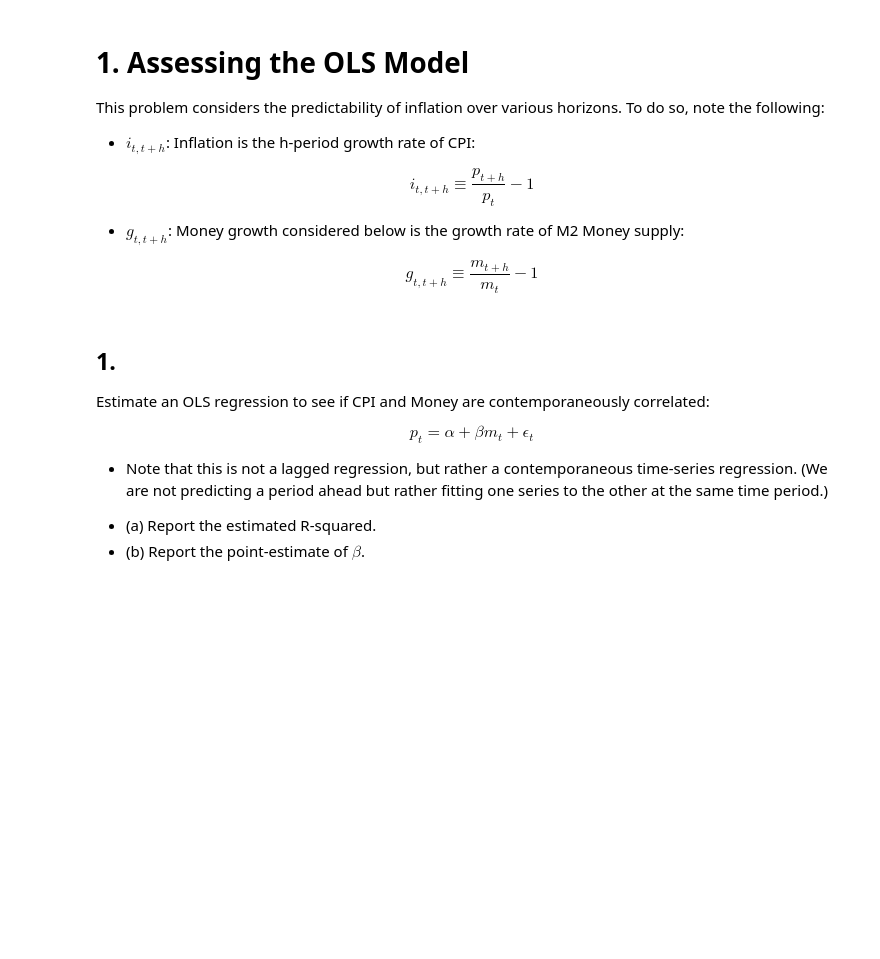
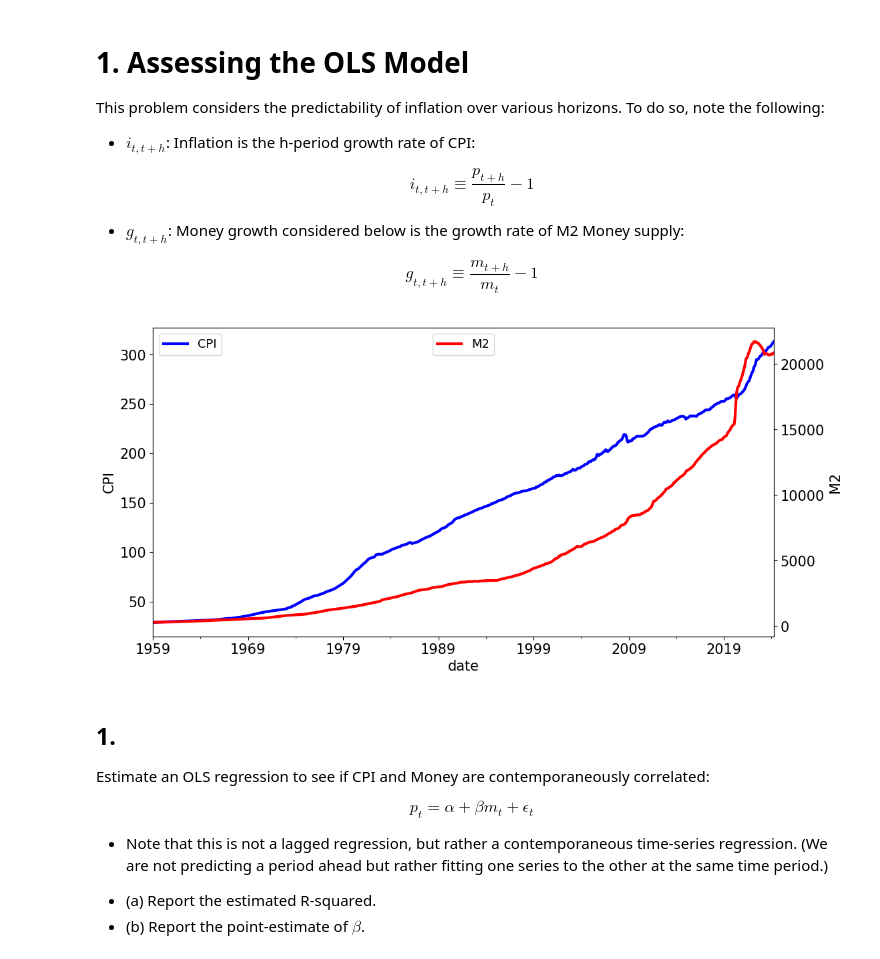
Before and after one commit to ArturoCharleston/finm-data-analysis-2024, a Jupyter notebook: homework/Homework 2 - Timeseries_arturo.ipynb, the cells around one changed output. Saved outputs shown, nothing was run; the diff lists cells and outputs as text; code cells hidden in the pictures; blank space fills up the shorter version.

```diff
--- a/homework/Homework 2 - Timeseries_arturo.ipynb
+++ b/homework/Homework 2 - Timeseries_arturo.ipynb
@@ -51,3 +68,11 @@ sp500.set_index('Date', inplace= True)
+# %%
+ax = macro[['CPI']].plot(color='b',linewidth=3,ylabel='CPI',legend=['CPI'])
+ax2 = plt.twinx(ax)
+macro[['M2']].plot(ax=ax2,color='r',linewidth=3,ylabel='M2',legend=['M2'])
+plt.legend(loc='upper center')
+plt.show()
+# %% [output]
+[figure, added]
 # %% [markdown]
 ## 1.
 
```
Also changed, not shown: parts of 23 cells of this notebook.
